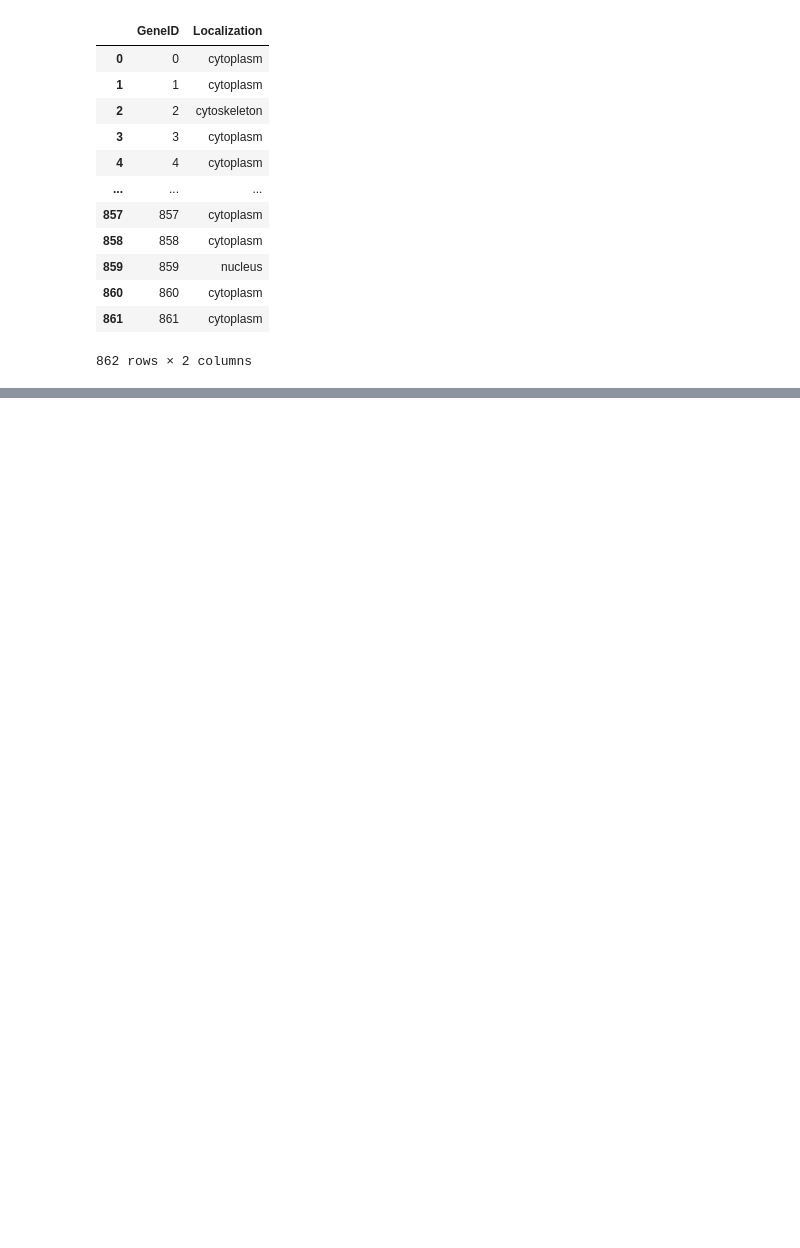
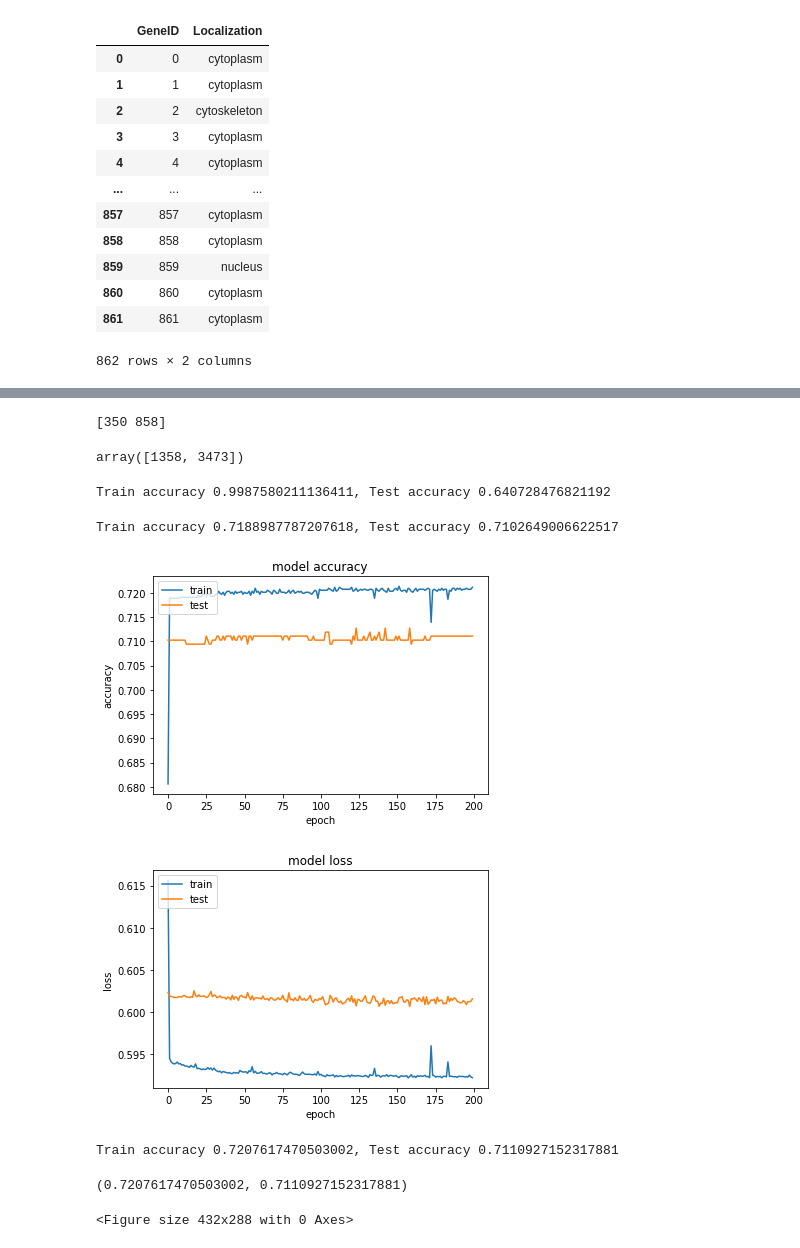
Before and after one commit to TheDataStation/relational-embedding, a Jupyter notebook: evaluation/eval_genes.ipynb, the cells around one changed output, grey strips where cells are left out. Cells and saved outputs as stored; diff of their text form; code cells hidden in the pictures; blank space fills up the shorter version.

```diff
--- a/evaluation/eval_genes.ipynb
+++ b/evaluation/eval_genes.ipynb
@@ -110,0 +116,21 @@ array([13,  1, 42, 11,  8,  6, 75,  1,  8,  3,  5])
+# %%
+task = "movielens"
+with open("../data/data_config.txt", "r") as jsonfile:
+    data_config = json.load(jsonfile)
+with open("../data/strategies/" + task + ".txt", "r") as jsonfile:
+    strategies = json.load(jsonfile)
+config = data_config[task]
+location = config["location"]
+target_file = config["target_file"]
+location_processed = config["location_processed"]
+target_column = config["target_column"]
+# %%
+small_table = pd.read_csv(os.path.join("../", location + target_file),
+                         sep=',',
+                         encoding='latin')
+full_table = pd.read_csv(os.path.join("../", location + "users.csv"),
+                         sep=',',
+                         encoding='latin')
+
+Y = small_table[target_column[0]]
+Y = pd.Categorical(Y).codes
@@ -110,0 +148,3 @@ array([13,  1, 42, 11,  8,  6, 75,  1,  8,  3,  5])
+# %%
+X = small_table.drop(columns=["u_gender"])
+X
@@ -110,0 +165,19 @@ array([13,  1, 42, 11,  8,  6, 75,  1,  8,  3,  5])
+# %%
+a,b,c,d = train_test_split(X, Y, test_size = 0.2)
+print(confusion_matrix(d,d).diagonal())
+confusion_matrix(c,c).diagonal()
+# %% [output]
+[350 858]
+array([1358, 3473])
+# %%
+EU.classification_task_rf(a,b,c,d)
+EU.classification_task_logr(a,b,c,d)
+EU.classification_task_nn(a,b,c,d)
+# %% [output]
+Train accuracy 0.9987580211136411, Test accuracy 0.640728476821192
+Train accuracy 0.7188987787207618, Test accuracy 0.7102649006622517
+[figure, added]
+[figure, added]
+Train accuracy 0.7207617470503002, Test accuracy 0.7110927152317881
+(0.7207617470503002, 0.7110927152317881)
+<Figure size 432x288 with 0 Axes>
```
Also changed, not shown: parts of 11 cells of this notebook, 15 other files.
